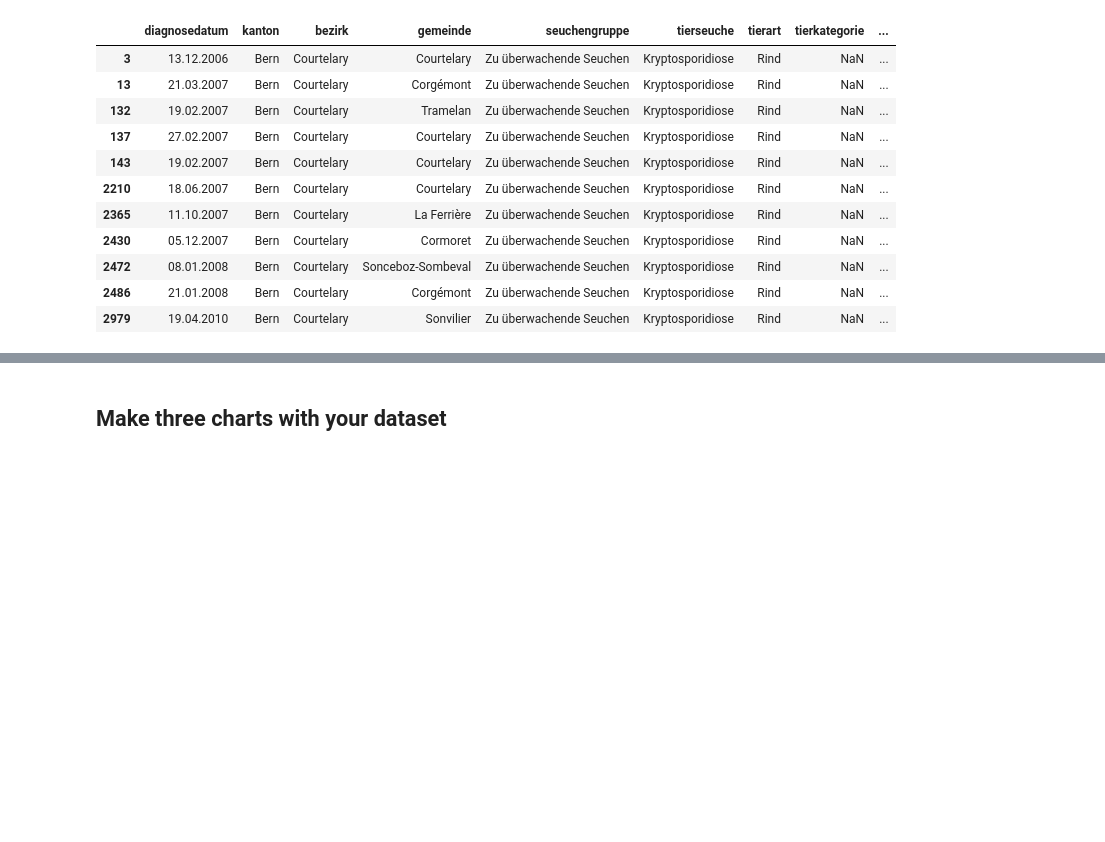
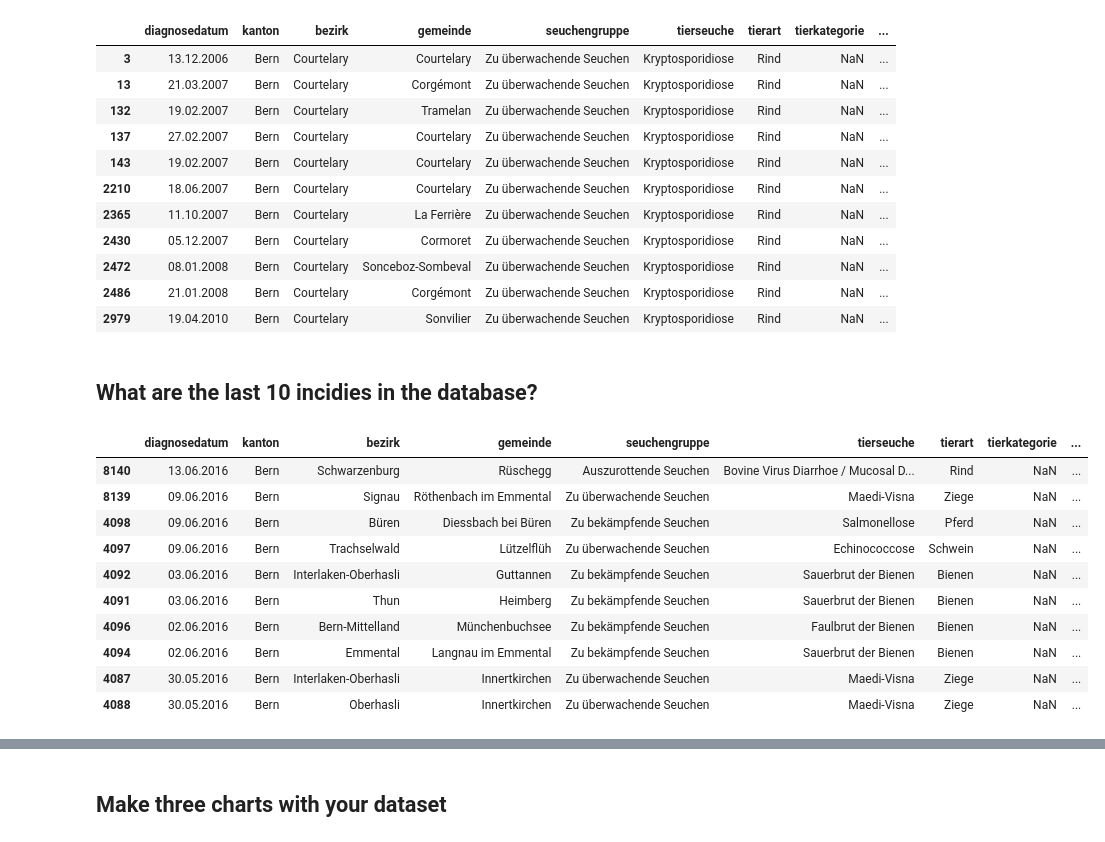
Before and after one commit to thisss/foundations-homework, a Jupyter notebook: foundations/08/homework_08_02.ipynb, the cells around one changed output, grey strips where cells are left out. Cells and saved outputs as stored; diff of their text form; code cells hidden in the pictures; blank space fills up the shorter version.

Commit message:
Addition to sick animals

```diff
--- a/foundations/08/homework_08_02.ipynb
+++ b/foundations/08/homework_08_02.ipynb
@@ -147,3 +163,30 @@ df[(df['tierseuche'] == "Kryptosporidiose") & (df['bezirk'] == 'Courtelary')]
 | 2472 | 08.01.2008 | Bern | Courtelary | Sonceboz-Sombeval | Zu überwachende Seuchen | Kryptosporidiose | Rind | NaN | ... |
 | 2486 | 21.01.2008 | Bern | Courtelary | Corgémont | Zu überwachende Seuchen | Kryptosporidiose | Rind | NaN | ... |
 | 2979 | 19.04.2010 | Bern | Courtelary | Sonvilier | Zu überwachende Seuchen | Kryptosporidiose | Rind | NaN | ... |
+# %% [markdown]
+## What are the last 10 incidies in the database?
+# %%
+# In order to answer this question, we need to add an additional column containing the dates in a easier sortable format.
+
+import dateutil
+import datetime
+
+def string_to_date(row):
+    newdate = dateutil.parser.parse(row, dayfirst=True)
+    return newdate.strftime("%Y-%m-%d")
+
+df['date_us'] = df['diagnosedatum'].apply (lambda row: string_to_date(row) )
+# %%
+df.sort_values('date_us', ascending=False).head(10)
+# %% [output]
+|  | diagnosedatum | kanton | bezirk | gemeinde | seuchengruppe | tierseuche | tierart | tierkategorie | ... |
+| 8140 | 13.06.2016 | Bern | Schwarzenburg | Rüschegg | Auszurottende Seuchen | Bovine Virus Diarrhoe / Mucosal D... | Rind | NaN | ... |
+| 8139 | 09.06.2016 | Bern | Signau | Röthenbach im Emmental | Zu überwachende Seuchen | Maedi-Visna | Ziege | NaN | ... |
+| 4098 | 09.06.2016 | Bern | Büren | Diessbach bei Büren | Zu bekämpfende Seuchen | Salmonellose | Pferd | NaN | ... |
+| 4097 | 09.06.2016 | Bern | Trachselwald | Lützelflüh | Zu überwachende Seuchen | Echinococcose | Schwein | NaN | ... |
+| 4092 | 03.06.2016 | Bern | Interlaken-Oberhasli | Guttannen | Zu bekämpfende Seuchen | Sauerbrut der Bienen | Bienen | NaN | ... |
+| 4091 | 03.06.2016 | Bern | Thun | Heimberg | Zu bekämpfende Seuchen | Sauerbrut der Bienen | Bienen | NaN | ... |
+| 4096 | 02.06.2016 | Bern | Bern-Mittelland | Münchenbuchsee | Zu bekämpfende Seuchen | Faulbrut der Bienen | Bienen | NaN | ... |
+| 4094 | 02.06.2016 | Bern | Emmental | Langnau im Emmental | Zu bekämpfende Seuchen | Sauerbrut der Bienen | Bienen | NaN | ... |
+| 4087 | 30.05.2016 | Bern | Interlaken-Oberhasli | Innertkirchen | Zu überwachende Seuchen | Maedi-Visna | Ziege | NaN | ... |
+| 4088 | 30.05.2016 | Bern | Oberhasli | Innertkirchen | Zu überwachende Seuchen | Maedi-Visna | Ziege | NaN | ... |
```
Also changed, not shown: parts of 11 cells of this notebook, 1 other file.
